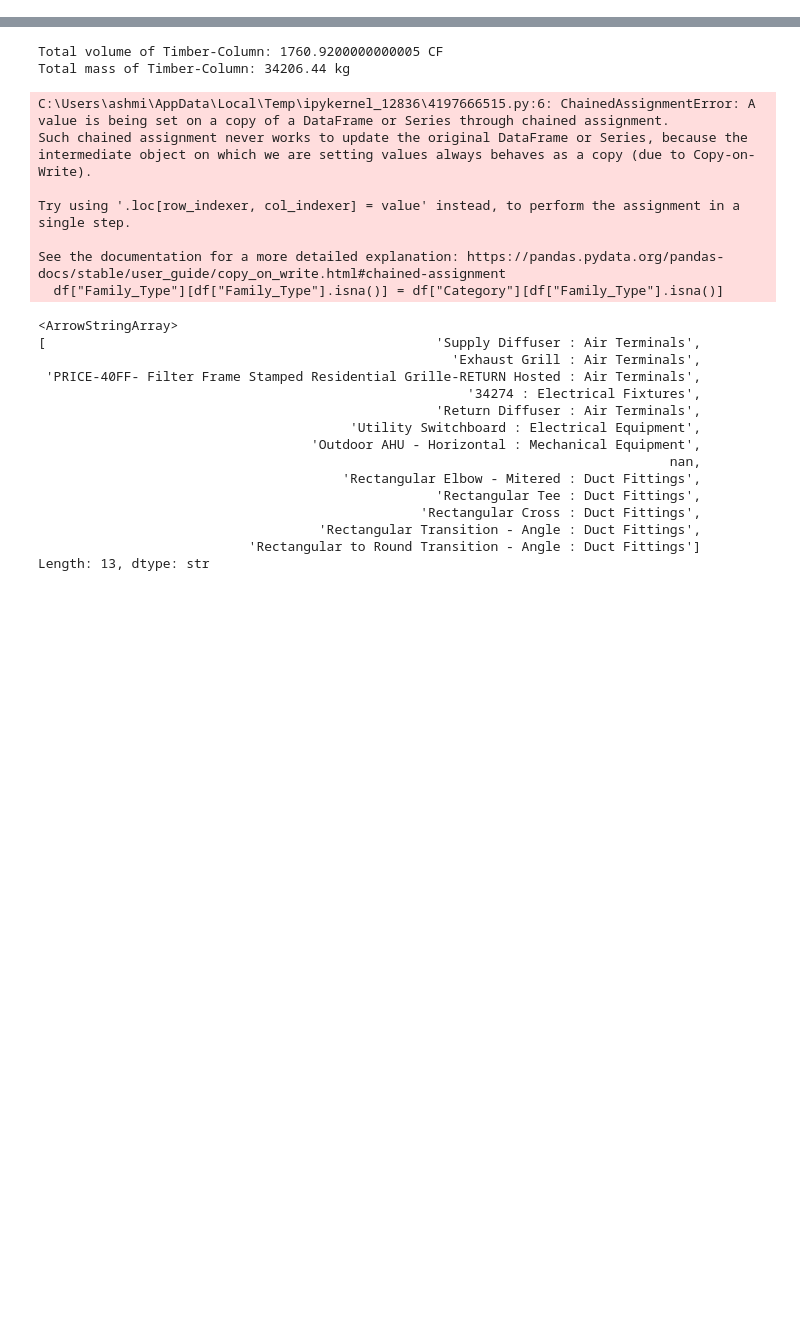
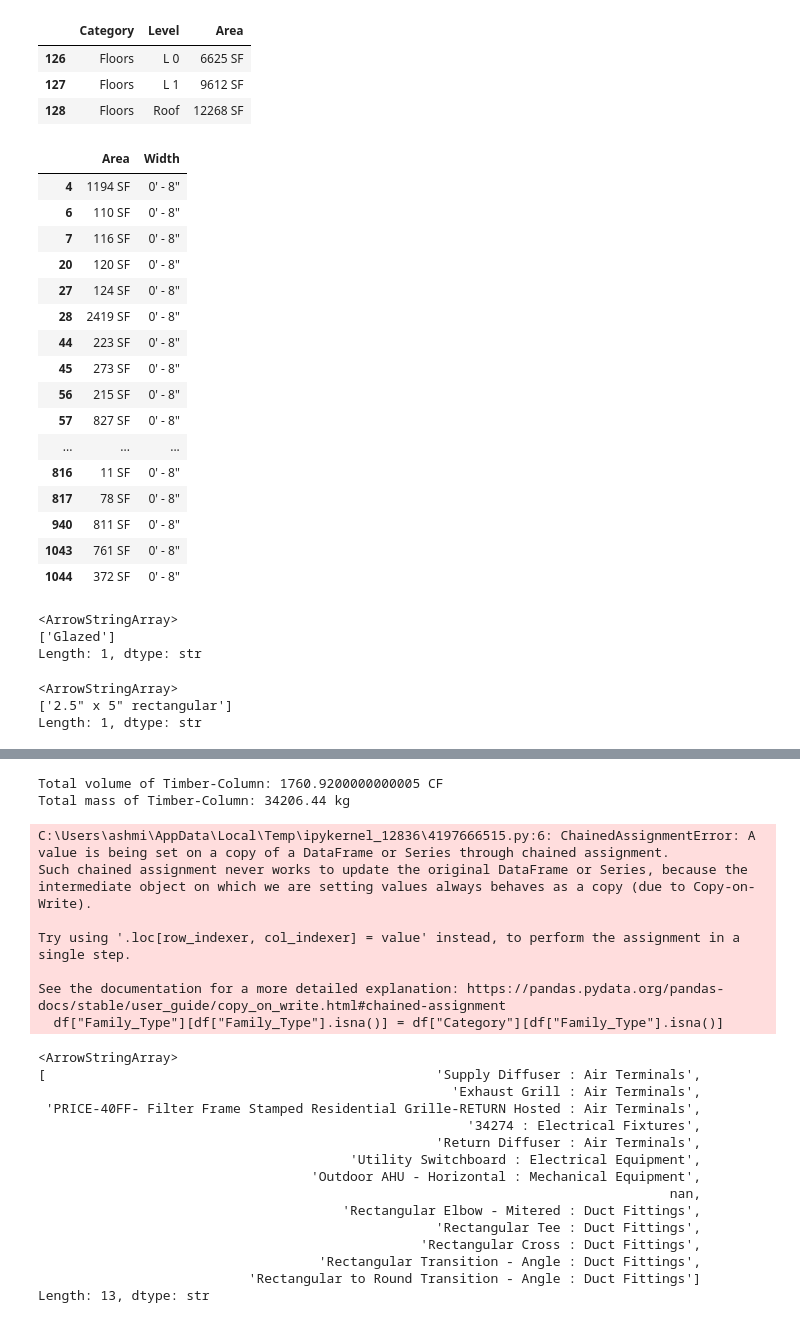
Before and after one commit to mxngl/IPD_Challenge, a Jupyter notebook: src/test.ipynb, the cells around one changed output, grey strips where cells are left out. Cells and saved outputs as stored; diff of their text form; code cells hidden in the pictures; blank space fills up the shorter version.

```diff
--- a/src/test.ipynb
+++ b/src/test.ipynb
@@ -4,0 +57,42 @@ df = pd.read_csv("../revit_schedules/Structural_Schedule.csv")
+# %%
+df_struct[df_struct["Category"] == "Floors"][["Category", "Level","Area"]]
+# %% [output]
+|  | Category | Level | Area |
+| 126 | Floors | L 0 | 6625 SF |
+| 127 | Floors | L 1 | 9612 SF |
+| 128 | Floors | Roof | 12268 SF |
+# %%
+df_arch[
+    (df_arch["Category"] == "Walls") &
+    (df_arch["Type"] == 'Generic - 8" - INTERIOR')
+][["Area", "Width"]].drop_duplicates()
+# %% [output]
+|  | Area | Width |
+| 4 | 1194 SF | 0' - 8" |
+| 6 | 110 SF | 0' - 8" |
+| 7 | 116 SF | 0' - 8" |
+| 20 | 120 SF | 0' - 8" |
+| 27 | 124 SF | 0' - 8" |
+| 28 | 2419 SF | 0' - 8" |
+| 44 | 223 SF | 0' - 8" |
+| 45 | 273 SF | 0' - 8" |
+| 56 | 215 SF | 0' - 8" |
+| 57 | 827 SF | 0' - 8" |
+| ... | ... | ... |
+| 816 | 11 SF | 0' - 8" |
+| 817 | 78 SF | 0' - 8" |
+| 940 | 811 SF | 0' - 8" |
+| 1043 | 761 SF | 0' - 8" |
+| 1044 | 372 SF | 0' - 8" |
+# %%
+df_arch[df_arch["Category"] == 'Curtain Panels']["Type"].unique()
+# %% [output]
+<ArrowStringArray>
+['Glazed']
+Length: 1, dtype: str
+# %%
+df_arch[df_arch["Category"] == 'Curtain Wall Mullions']["Type"].unique()
+# %% [output]
+<ArrowStringArray>
+['2.5" x 5" rectangular']
+Length: 1, dtype: str
```
Also changed, not shown: parts of 18 cells of this notebook, 25 other files.
